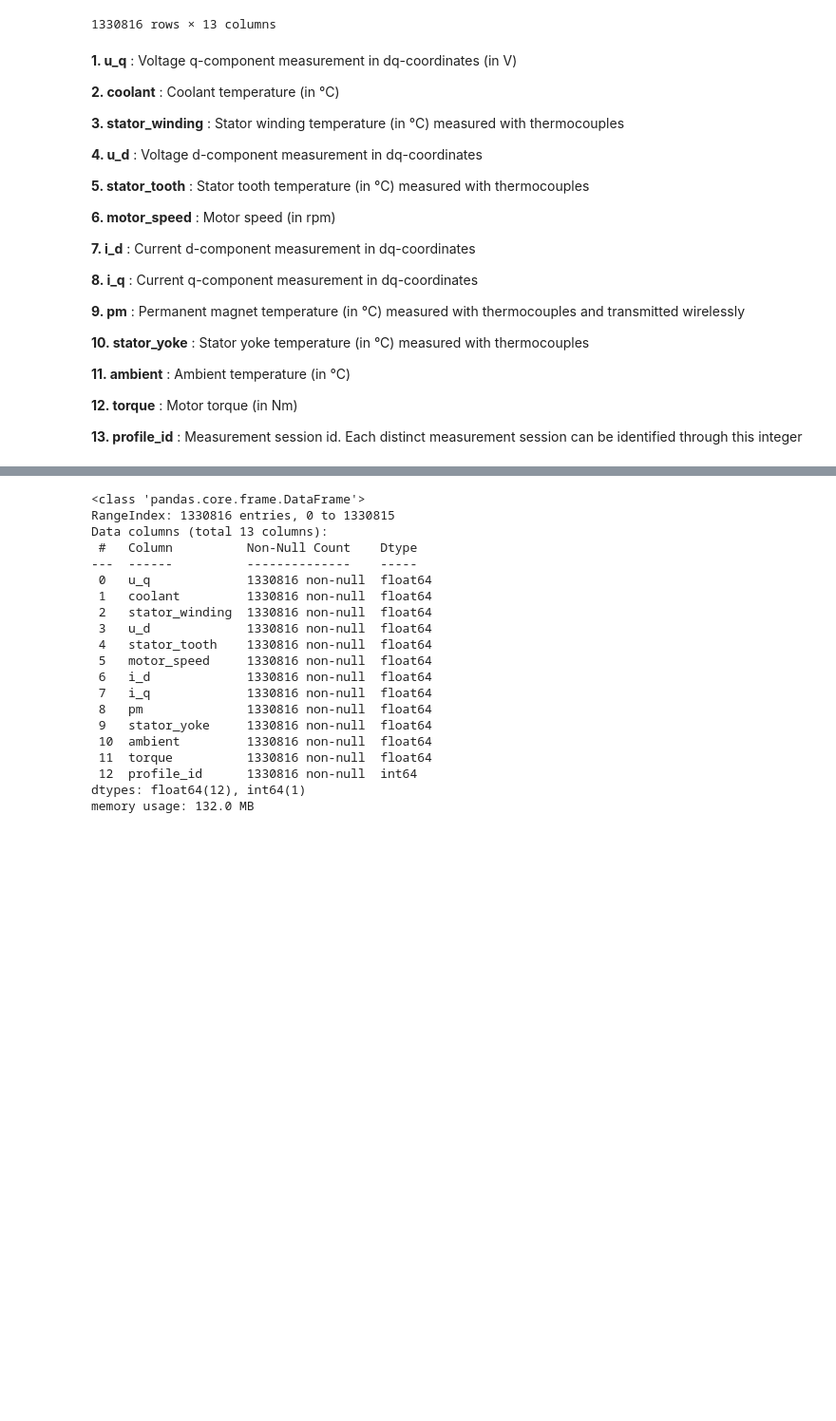
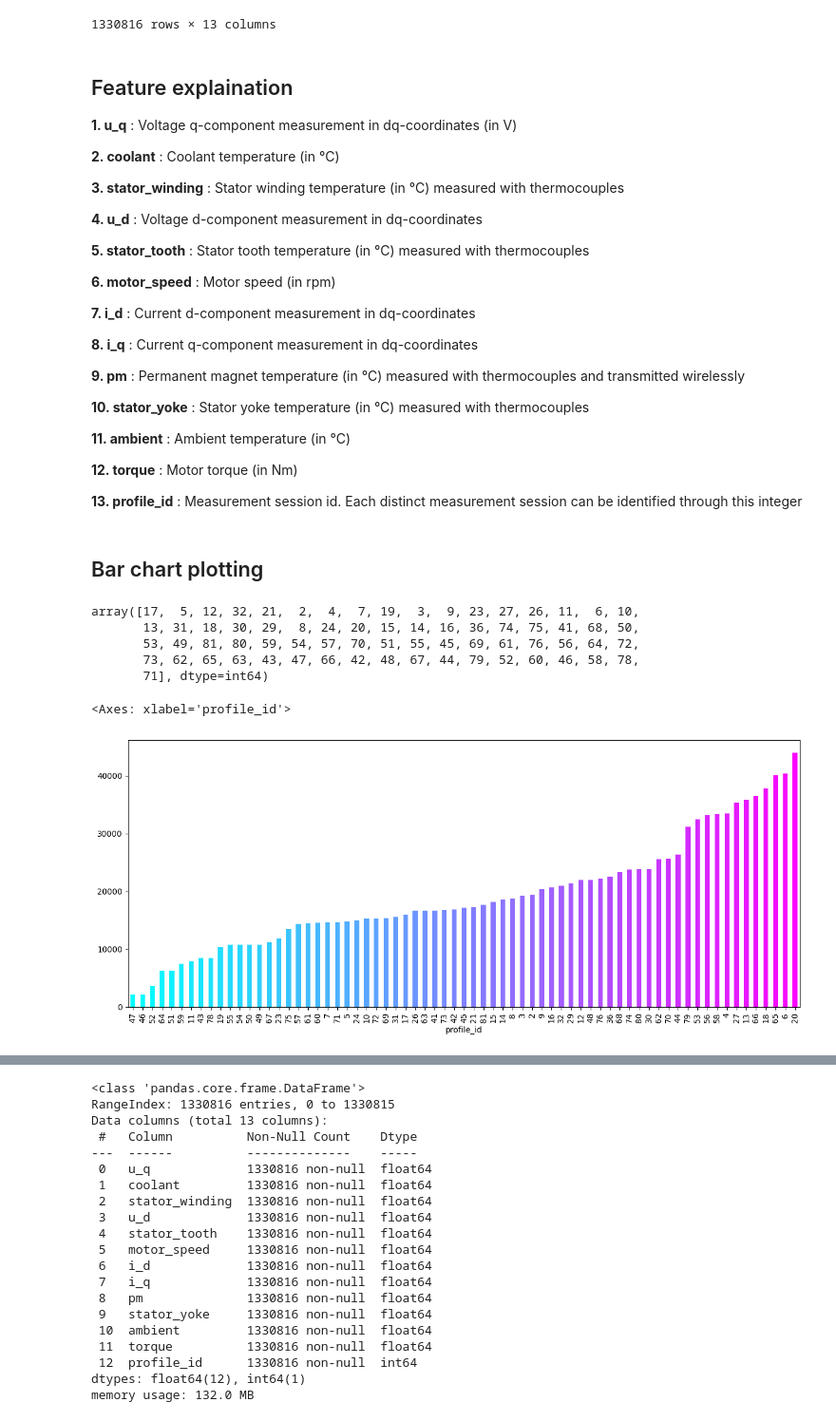
Before and after one commit to Jayeshpra/Electric-Motor-Temperature-Prediction, a Jupyter notebook: Data Collection and Analysis/Data_analysis.ipynb, the cells around one changed output, grey strips where cells are left out. Shown: that part at 95% size. Drawn from its saved outputs; the diff is of its cells as text; code cells hidden in the pictures; blank space fills up the shorter version.

```diff
--- a/Data Collection and Analysis/Data_analysis.ipynb
+++ b/Data Collection and Analysis/Data_analysis.ipynb
@@ -21,6 +25,8 @@ Dataframe
 | 1330815 | -2.1001576471 | 30.7213191263 | 45.1323067463 | 0.8073093252 | 41.7347630077 | 0.0043950391 | -2.0007918689 | 1.0964867367 | 62.1314286605 | ... |
 1330816 rows × 13 columns
 # %% [markdown]
+## Feature explaination
+
 **1. u_q** : Voltage q-component measurement in dq-coordinates (in V)
 
 **2. coolant** : Coolant temperature (in °C)
@@ -46,3 +52,25 @@ Dataframe
 **12. torque** : Motor torque (in Nm)
 
 **13. profile_id** : Measurement session id. Each distinct measurement session can be identified through this integer
+# %% [markdown]
+## Bar chart plotting
+# %%
+profile_ids = Dataframe['profile_id'].unique()
+profile_ids
+# %% [output]
+array([17,  5, 12, 32, 21,  2,  4,  7, 19,  3,  9, 23, 27, 26, 11,  6, 10,
+       13, 31, 18, 30, 29,  8, 24, 20, 15, 14, 16, 36, 74, 75, 41, 68, 50,
+       53, 49, 81, 80, 59, 54, 57, 70, 51, 55, 45, 69, 61, 76, 56, 64, 72,
+       73, 62, 65, 63, 43, 47, 66, 42, 48, 67, 44, 79, 52, 60, 46, 58, 78,
+       71], dtype=int64)
+# %%
+from matplotlib.cm import get_cmap
+
+counts = Dataframe['profile_id'].value_counts().sort_values(ascending=True)
+cmap = get_cmap('cool')
+colors = [cmap(i / len(counts)) for i in range(len(counts))]
+# %%
+Dataframe['profile_id'].value_counts().sort_values(ascending=True).plot(kind='bar', figsize=(15, 6), color=colors)
+# %% [output]
+<Axes: xlabel='profile_id'>
+[figure, added]
```
Also changed, not shown: parts of 14 cells of this notebook.
